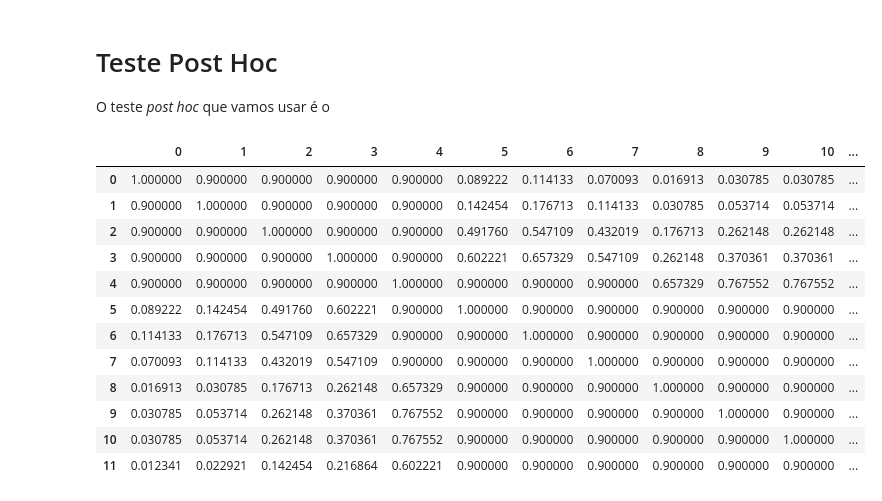
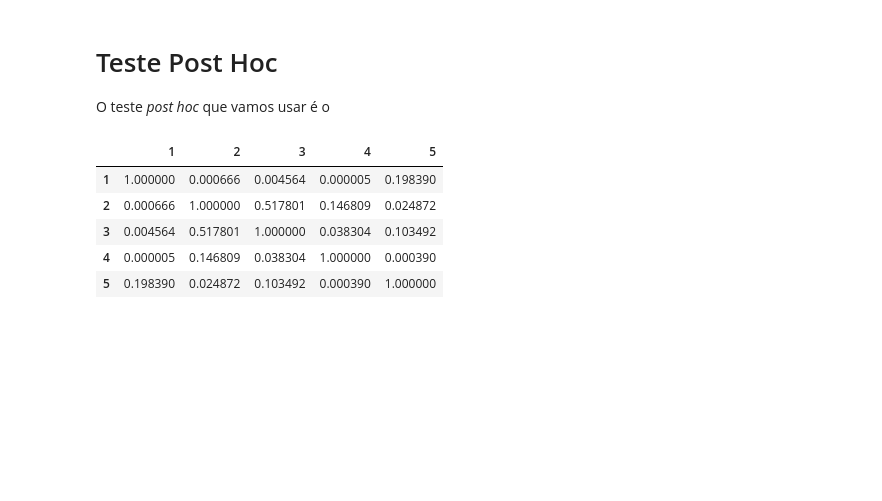
Before and after one commit to preis/anadi_2024, a Jupyter notebook: ficheiros/Trabalho 1/Trabalho 4.2 3.ipynb, the cells around one changed output. Cells and saved outputs as stored; diff of their text form; code cells hidden in the pictures; blank space fills up the shorter version.

Commit message:
fix: trocar o Friedman pelo Kruskal

```diff
--- a/ficheiros/Trabalho 1/Trabalho 4.2 3.ipynb
+++ b/ficheiros/Trabalho 1/Trabalho 4.2 3.ipynb
@@ -112,19 +110,12 @@ Como o valor de *p-value* é baixo (próximo de 0) rejeitamos a hipótese nula,
 
 O teste *post hoc* que vamos usar é o
 # %%
-sp.posthoc_nemenyi_friedman(a=amostras)
+sp.posthoc_conover(a=amostras)
 # %% [output]
-|  | 0 | 1 | 2 | 3 | 4 | 5 | 6 | 7 | 8 | 9 | 10 | ... |
-| 0 | 1.000000 | 0.900000 | 0.900000 | 0.900000 | 0.900000 | 0.089222 | 0.114133 | 0.070093 | 0.016913 | 0.030785 | 0.030785 | ... |
-| 1 | 0.900000 | 1.000000 | 0.900000 | 0.900000 | 0.900000 | 0.142454 | 0.176713 | 0.114133 | 0.030785 | 0.053714 | 0.053714 | ... |
-| 2 | 0.900000 | 0.900000 | 1.000000 | 0.900000 | 0.900000 | 0.491760 | 0.547109 | 0.432019 | 0.176713 | 0.262148 | 0.262148 | ... |
-| 3 | 0.900000 | 0.900000 | 0.900000 | 1.000000 | 0.900000 | 0.602221 | 0.657329 | 0.547109 | 0.262148 | 0.370361 | 0.370361 | ... |
-| 4 | 0.900000 | 0.900000 | 0.900000 | 0.900000 | 1.000000 | 0.900000 | 0.900000 | 0.900000 | 0.657329 | 0.767552 | 0.767552 | ... |
-| 5 | 0.089222 | 0.142454 | 0.491760 | 0.602221 | 0.900000 | 1.000000 | 0.900000 | 0.900000 | 0.900000 | 0.900000 | 0.900000 | ... |
-| 6 | 0.114133 | 0.176713 | 0.547109 | 0.657329 | 0.900000 | 0.900000 | 1.000000 | 0.900000 | 0.900000 | 0.900000 | 0.900000 | ... |
-| 7 | 0.070093 | 0.114133 | 0.432019 | 0.547109 | 0.900000 | 0.900000 | 0.900000 | 1.000000 | 0.900000 | 0.900000 | 0.900000 | ... |
-| 8 | 0.016913 | 0.030785 | 0.176713 | 0.262148 | 0.657329 | 0.900000 | 0.900000 | 0.900000 | 1.000000 | 0.900000 | 0.900000 | ... |
-| 9 | 0.030785 | 0.053714 | 0.262148 | 0.370361 | 0.767552 | 0.900000 | 0.900000 | 0.900000 | 0.900000 | 1.000000 | 0.900000 | ... |
-| 10 | 0.030785 | 0.053714 | 0.262148 | 0.370361 | 0.767552 | 0.900000 | 0.900000 | 0.900000 | 0.900000 | 0.900000 | 1.000000 | ... |
-| 11 | 0.012341 | 0.022921 | 0.142454 | 0.216864 | 0.602221 | 0.900000 | 0.900000 | 0.900000 | 0.900000 | 0.900000 | 0.900000 | ... |
+|  | 1 | 2 | 3 | 4 | 5 |
+| 1 | 1.000000 | 0.000666 | 0.004564 | 0.000005 | 0.198390 |
+| 2 | 0.000666 | 1.000000 | 0.517801 | 0.146809 | 0.024872 |
+| 3 | 0.004564 | 0.517801 | 1.000000 | 0.038304 | 0.103492 |
+| 4 | 0.000005 | 0.146809 | 0.038304 | 1.000000 | 0.000390 |
+| 5 | 0.198390 | 0.024872 | 0.103492 | 0.000390 | 1.000000 |
 # %%
```
Also changed, not shown: parts of 9 cells of this notebook.
